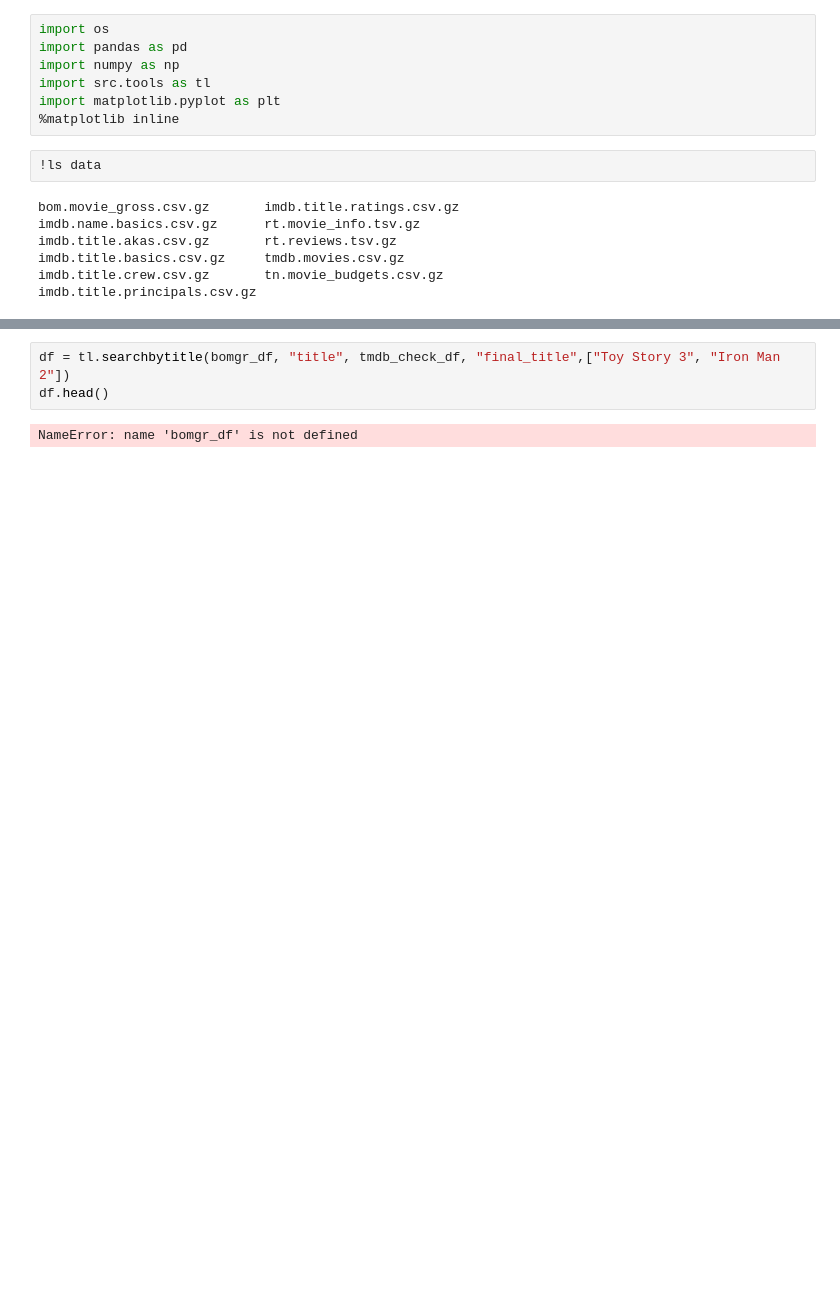
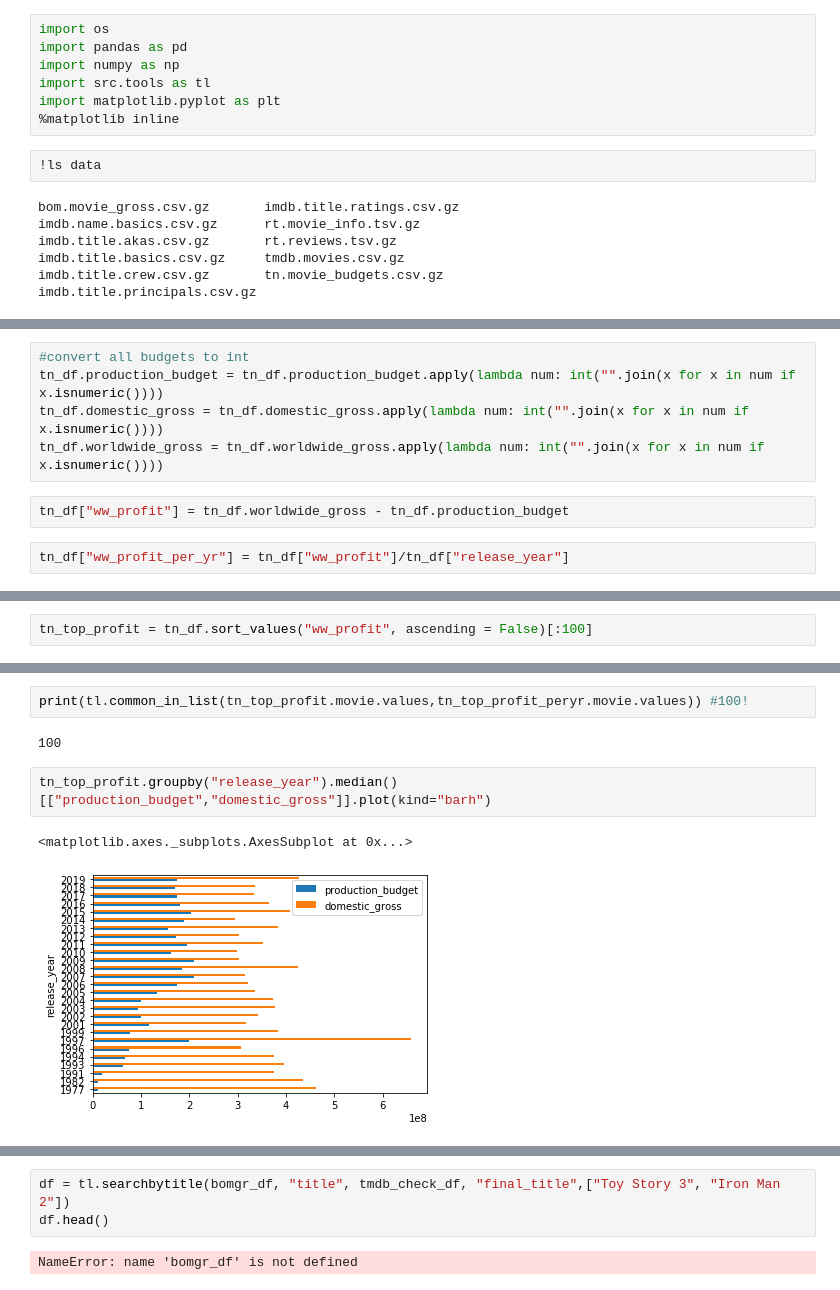
Before and after one commit to yunghanjeong/091420NYCDS_P1_G2_Project, a Jupyter notebook: prelim_eda_yung.ipynb, the cells around one changed output, grey strips where cells are left out. Cells and saved outputs as stored; diff of their text form; blank space fills up the shorter version.

```diff
--- a/prelim_eda_yung.ipynb
+++ b/prelim_eda_yung.ipynb
@@ -75,0 +201,9 @@ imdb.title.principals.csv.gz
+# %%
+#convert all budgets to int
+tn_df.production_budget = tn_df.production_budget.apply(lambda num: int("".join(x for x in num if x.isnumeric())))
+tn_df.domestic_gross = tn_df.domestic_gross.apply(lambda num: int("".join(x for x in num if x.isnumeric())))
+tn_df.worldwide_gross = tn_df.worldwide_gross.apply(lambda num: int("".join(x for x in num if x.isnumeric())))
+# %%
+tn_df["ww_profit"] = tn_df.worldwide_gross - tn_df.production_budget
+# %%
+tn_df["ww_profit_per_yr"] = tn_df["ww_profit"]/tn_df["release_year"]
@@ -75,0 +219,2 @@ imdb.title.principals.csv.gz
+# %%
+tn_top_profit = tn_df.sort_values("ww_profit", ascending = False)[:100]
@@ -75,0 +260,9 @@ imdb.title.principals.csv.gz
+# %%
+print(tl.common_in_list(tn_top_profit.movie.values,tn_top_profit_peryr.movie.values)) #100!
+# %% [output]
+100
+# %%
+tn_top_profit.groupby("release_year").median()[["production_budget","domestic_gross"]].plot(kind="barh")
+# %% [output]
+<matplotlib.axes._subplots.AxesSubplot at 0x...>
+[figure, added]
```
Also changed, not shown: parts of 56 cells of this notebook.
